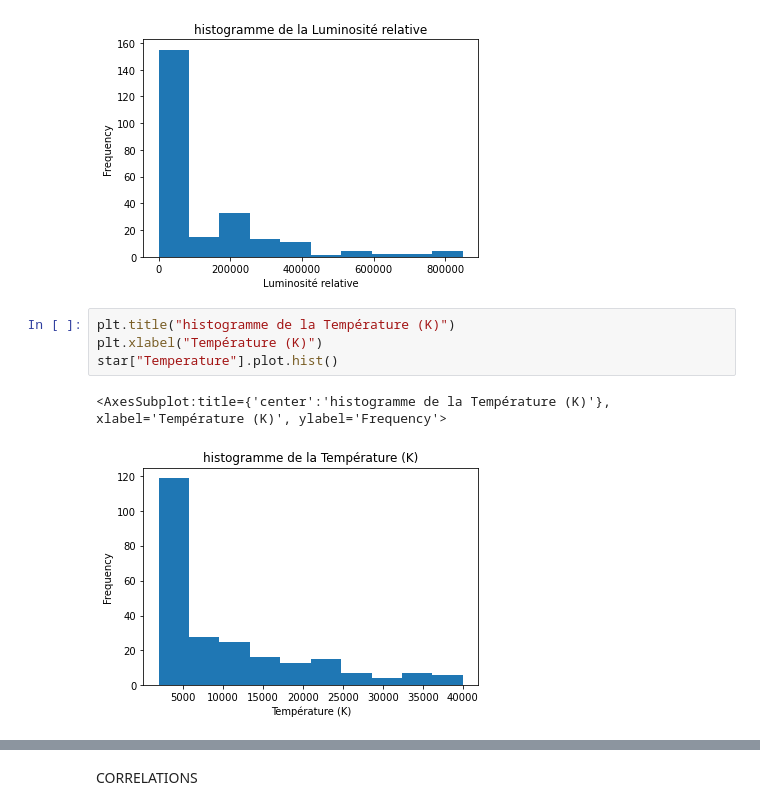
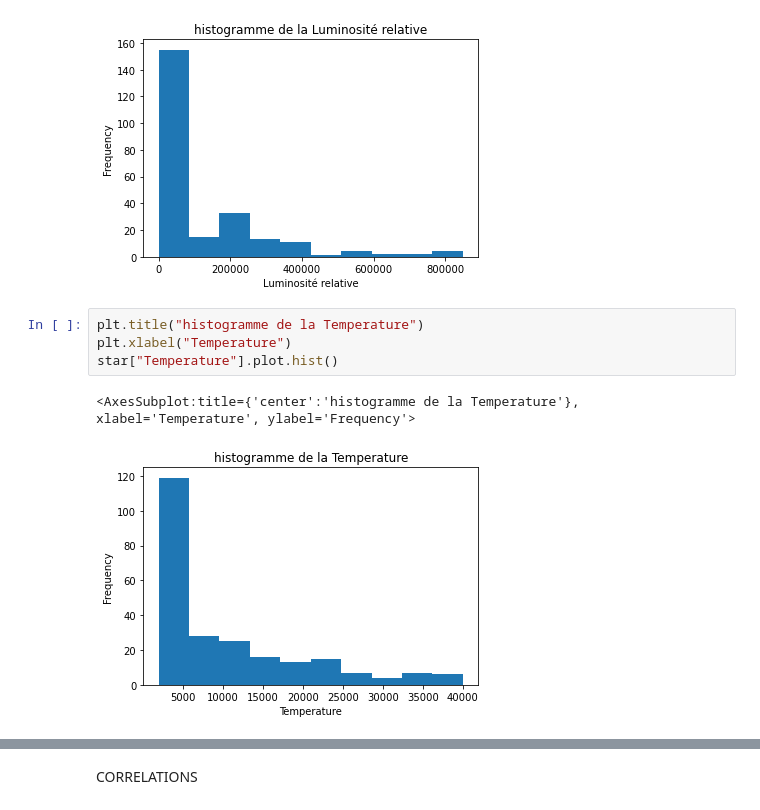
Before and after one commit to Aminata-lo/checkpoint1, a Jupyter notebook: project.ipynb, the cells around one changed output, grey strips where cells are left out. Cells and saved outputs as stored; diff of their text form.

```diff
--- a/project.ipynb
+++ b/project.ipynb
@@ -132,10 +147,10 @@ star["L"].plot.hist()
 # %% [output]
 <AxesSubplot:title={'center':'histogramme de la Luminosité relative'}, xlabel='Luminosité relative', ylabel='Frequency'>
 [figure]
-# %%
-plt.title("histogramme de la Température (K)")
-plt.xlabel("Température (K)")
-star["Temperature"].plot.hist()
-# %% [output]
-<AxesSubplot:title={'center':'histogramme de la Température (K)'}, xlabel='Température (K)', ylabel='Frequency'>
-[figure, removed]
+# %%
+plt.title("histogramme de la Temperature")
+plt.xlabel("Temperature")
+star["Temperature"].plot.hist()
+# %% [output]
+<AxesSubplot:title={'center':'histogramme de la Temperature'}, xlabel='Temperature', ylabel='Frequency'>
+[figure, added]
```
Also changed, not shown: parts of 22 cells of this notebook.
